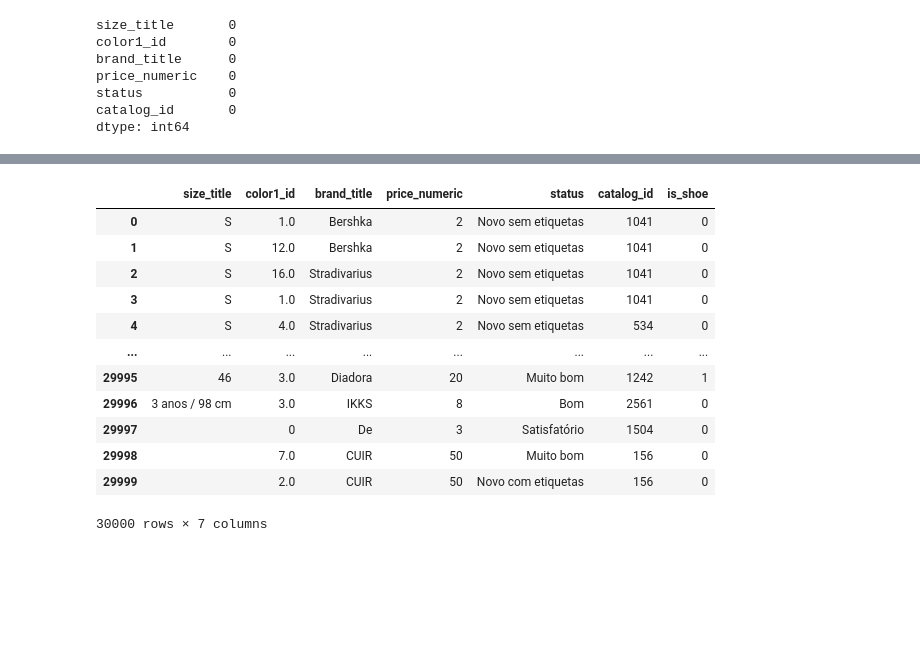
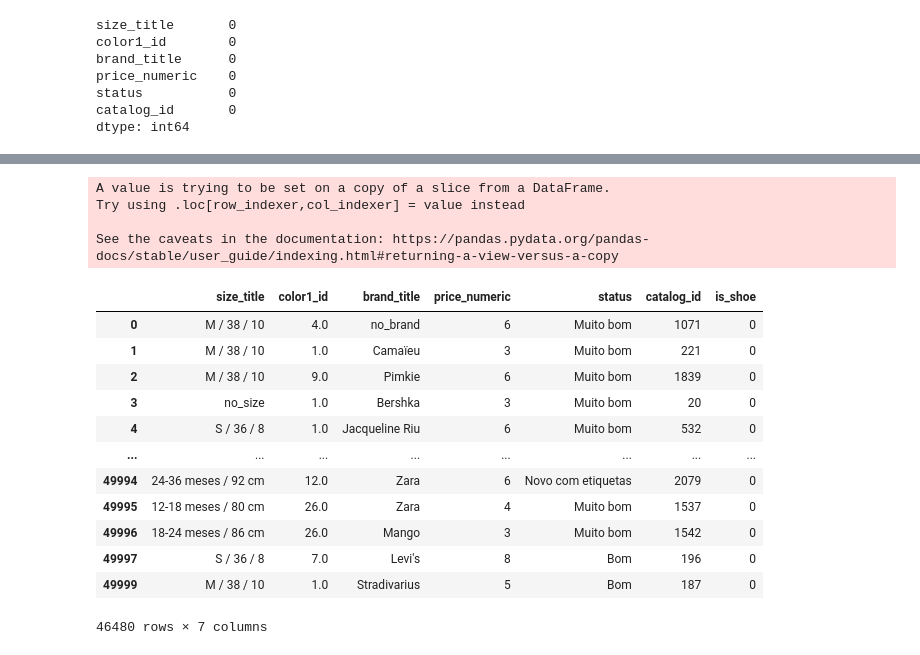
Before and after one commit to lmao420blazeit/vinted-streamlit-container, a Jupyter notebook: notebooks/price_prediction.ipynb, the cells around one changed output, grey strips where cells are left out. Cells and saved outputs as stored; diff of their text form; code cells hidden in the pictures; blank space fills up the shorter version.

Commit message:
added framework of product optimization

```diff
--- a/notebooks/price_prediction.ipynb
+++ b/notebooks/price_prediction.ipynb
@@ -65,5 +113,6 @@ dtype: int64
 # %%
-data = data.fillna(value = 0)
+# replacing color1_id with value 0
+data["color1_id"] = data["color1_id"].fillna(value = 0)
 data.isnull().sum()
 # %% [output]
 size_title       0
@@ -73,19 +122,3 @@ price_numeric    0
 status           0
 catalog_id       0
 dtype: int64
-# %%
-import re
-
-# preprocessing size into unique formats
-def check_string(string_to_check):
-    # check size_title and parse sizes into unique sizes
-    # M / 36 = M
-    if re.match(r'^[a-zA-Z]', string_to_check):
-        return (''.join(re.findall(r'[a-zA-Z]', string_to_check)))
-
-    else:
-        # first letter starts with a number
-        return(string_to_check)
-
-data["size_title"] = data["size_title"].apply(check_string)
-data
@@ -105,0 +125,4 @@ data
+# %%
+data["size_title"] = data["size_title"].replace("", "no_size")
+data["brand_title"] = data["brand_title"].replace("", "no_brand")
+data
@@ -105,0 +186,9 @@ data
+# %%
+label_counts = data['size_title'].value_counts()
+
+# Filter the labels with more than 100 occurrences
+labels_more_than_100 = label_counts[label_counts > 150].index.tolist()
+
+# Filter the DataFrame based on the selected labels
+data = data[data['size_title'].isin(labels_more_than_100)]
+data['size_title'].unique()
@@ -106,18 +214,22 @@ data
 # %%
 # create is shoe label
-data['is_shoe'] = data['size_title'].apply(lambda x: 1 if str(x).replace('.', '', 1).isdigit() else 0)
+data['is_shoe'] = data['size_title'].apply(lambda x: 1 if str(x).replace('.', '', 1).replace(',', '', 1).isdigit() else 0)
 data
 # %% [output]
+A value is trying to be set on a copy of a slice from a DataFrame.
+Try using .loc[row_indexer,col_indexer] = value instead
+
+See the caveats in the documentation: https://pandas.pydata.org/pandas-docs/stable/user_guide/indexing.html#returning-a-view-versus-a-copy
 |  | size_title | color1_id | brand_title | price_numeric | status | catalog_id | is_shoe |
-| 0 | S | 1.0 | Bershka | 2 | Novo sem etiquetas | 1041 | 0 |
-| 1 | S | 12.0 | Bershka | 2 | Novo sem etiquetas | 1041 | 0 |
-| 2 | S | 16.0 | Stradivarius | 2 | Novo sem etiquetas | 1041 | 0 |
-| 3 | S | 1.0 | Stradivarius | 2 | Novo sem etiquetas | 1041 | 0 |
-| 4 | S | 4.0 | Stradivarius | 2 | Novo sem etiquetas | 534 | 0 |
+| 0 | M / 38 / 10 | 4.0 | no_brand | 6 | Muito bom | 1071 | 0 |
+| 1 | M / 38 / 10 | 1.0 | Camaïeu | 3 | Muito bom | 221 | 0 |
+| 2 | M / 38 / 10 | 9.0 | Pimkie | 6 | Muito bom | 1839 | 0 |
+| 3 | no_size | 1.0 | Bershka | 3 | Muito bom | 20 | 0 |
+| 4 | S / 36 / 8 | 1.0 | Jacqueline Riu | 6 | Muito bom | 532 | 0 |
 | ... | ... | ... | ... | ... | ... | ... | ... |
-| 29995 | 46 | 3.0 | Diadora | 20 | Muito bom | 1242 | 1 |
-| 29996 | 3 anos / 98 cm | 3.0 | IKKS | 8 | Bom | 2561 | 0 |
-| 29997 |  | 0 | De | 3 | Satisfatório | 1504 | 0 |
-| 29998 |  | 7.0 | CUIR | 50 | Muito bom | 156 | 0 |
-| 29999 |  | 2.0 | CUIR | 50 | Novo com etiquetas | 156 | 0 |
+| 49994 | 24-36 meses / 92 cm | 12.0 | Zara | 6 | Novo com etiquetas | 2079 | 0 |
+| 49995 | 12-18 meses / 80 cm | 26.0 | Zara | 4 | Muito bom | 1537 | 0 |
+| 49996 | 18-24 meses / 86 cm | 26.0 | Mango | 3 | Muito bom | 1542 | 0 |
+| 49997 | S / 36 / 8 | 7.0 | Levi's | 8 | Bom | 196 | 0 |
+| 49999 | M / 38 / 10 | 1.0 | Stradivarius | 5 | Bom | 187 | 0 |
-30000 rows × 7 columns
+46480 rows × 7 columns
```
Also changed, not shown: parts of 29 cells of this notebook, 6 other files.
